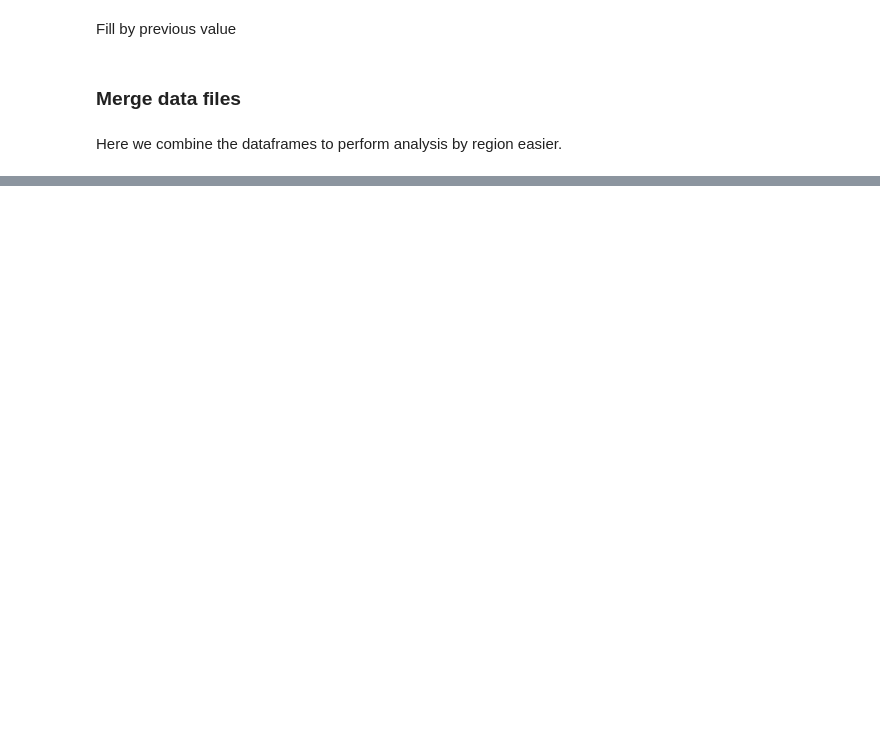
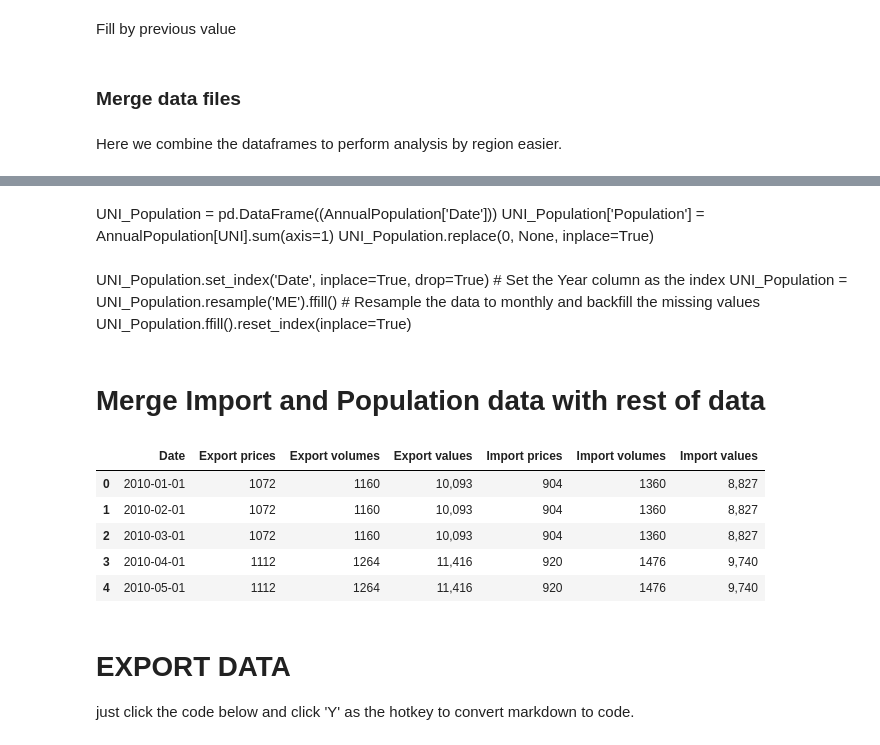
Before and after one commit to TheVeryCoolJackson/COMPSCI760-Electricity-Timeseries, a Jupyter notebook: AnalysisAndPreprocessing/Weather-Electricity-Preprocessing.ipynb, the cells around one changed output, grey strips where cells are left out. Drawn from its saved outputs; the diff is of its cells as text; code cells hidden in the pictures; blank space fills up the shorter version.

```diff
--- a/AnalysisAndPreprocessing/Weather-Electricity-Preprocessing.ipynb
+++ b/AnalysisAndPreprocessing/Weather-Electricity-Preprocessing.ipynb
@@ -173,0 +224,31 @@ def lasso_feature_selection(X, y, alpha):
+# %%
+AnnualPopulation = pd.read_csv('../ExternalData/StatsNZ-subnational-population-estimates-2010-2023.csv')
+AnnualPopulation=AnnualPopulation.dropna()          # Remove rows with missing values
+
+# Format the Date column to datetime format
+AnnualPopulation.loc[len(AnnualPopulation.index)] = [2024.0] + [None]*len(AnnualPopulation.columns[1:])
+AnnualPopulation.loc[len(AnnualPopulation.index)] = [2025.0] + [None]*len(AnnualPopulation.columns[1:])
+AnnualPopulation.rename(columns={'Estimated Resident Population for Regional Council Areas, at 30 June (1996+) (Annual-Jun)': 'Date'}, inplace=True)
+AnnualPopulation['Date'] = pd.to_datetime(AnnualPopulation['Date'], format='%Y')
+# %%
+UNI = ['Northland Region', 'Auckland Region']
+CNI = ['Waikato Region', 'Bay of Plenty Region', 'Gisborne Region', 'Hawke\'s Bay Region']
+LNI = ['Taranaki Region', 'Manawatu-Wanganui Region', 'Wellington Region']
+USI = ['Tasman Region', 'Nelson Region', 'Marlborough Region', 'West Coast Region', 'Canterbury Region',]
+LSI = ['Otago Region', 'Southland Region']
+ZoneList = [UNI, LNI, USI, LSI, CNI]
+# %%
+population_data = []
+for i in ZoneList:
+    pd.set_option('future.no_silent_downcasting', True)
+    df = pd.DataFrame(AnnualPopulation.loc[:,'Date'])
+    df['Population'] = AnnualPopulation[i].sum(axis=1)
+
+    df.replace(0, pd.NA, inplace=True)
+    df.set_index('Date', inplace=True)
+    df = df.resample('ME').ffill()
+    df = df.ffill()
+    df.reset_index(inplace=True)
+    df['Date'] = df['Date'] - pd.offsets.MonthBegin(1)
+
+    population_data.append(df)
@@ -173,0 +264,19 @@ def lasso_feature_selection(X, y, alpha):
+# %% [markdown]
+UNI_Population = pd.DataFrame((AnnualPopulation['Date']))
+UNI_Population['Population'] = AnnualPopulation[UNI].sum(axis=1)
+UNI_Population.replace(0, None, inplace=True)
+# %% [markdown]
+UNI_Population.set_index('Date', inplace=True, drop=True)                # Set the Year column as the index
+UNI_Population = UNI_Population.resample('ME').ffill()                      # Resample the data to monthly and backfill the missing values
+UNI_Population.ffill().reset_index(inplace=True)
+# %% [markdown]
+# Merge Import and Population data with rest of data
+# %%
+imex.head()
+# %% [output]
+|  | Date | Export prices | Export volumes | Export values | Import prices | Import volumes | Import values |
+| 0 | 2010-01-01 | 1072 | 1160 | 10,093 | 904 | 1360 | 8,827 |
+| 1 | 2010-02-01 | 1072 | 1160 | 10,093 | 904 | 1360 | 8,827 |
+| 2 | 2010-03-01 | 1072 | 1160 | 10,093 | 904 | 1360 | 8,827 |
+| 3 | 2010-04-01 | 1112 | 1264 | 11,416 | 920 | 1476 | 9,740 |
+| 4 | 2010-05-01 | 1112 | 1264 | 11,416 | 920 | 1476 | 9,740 |
@@ -173,0 +295,4 @@ def lasso_feature_selection(X, y, alpha):
+# %% [markdown]
+# EXPORT DATA
+
+just click the code below and click 'Y' as the hotkey to convert markdown to code.
```
Also changed, not shown: parts of 14 cells of this notebook, 14 other files.
